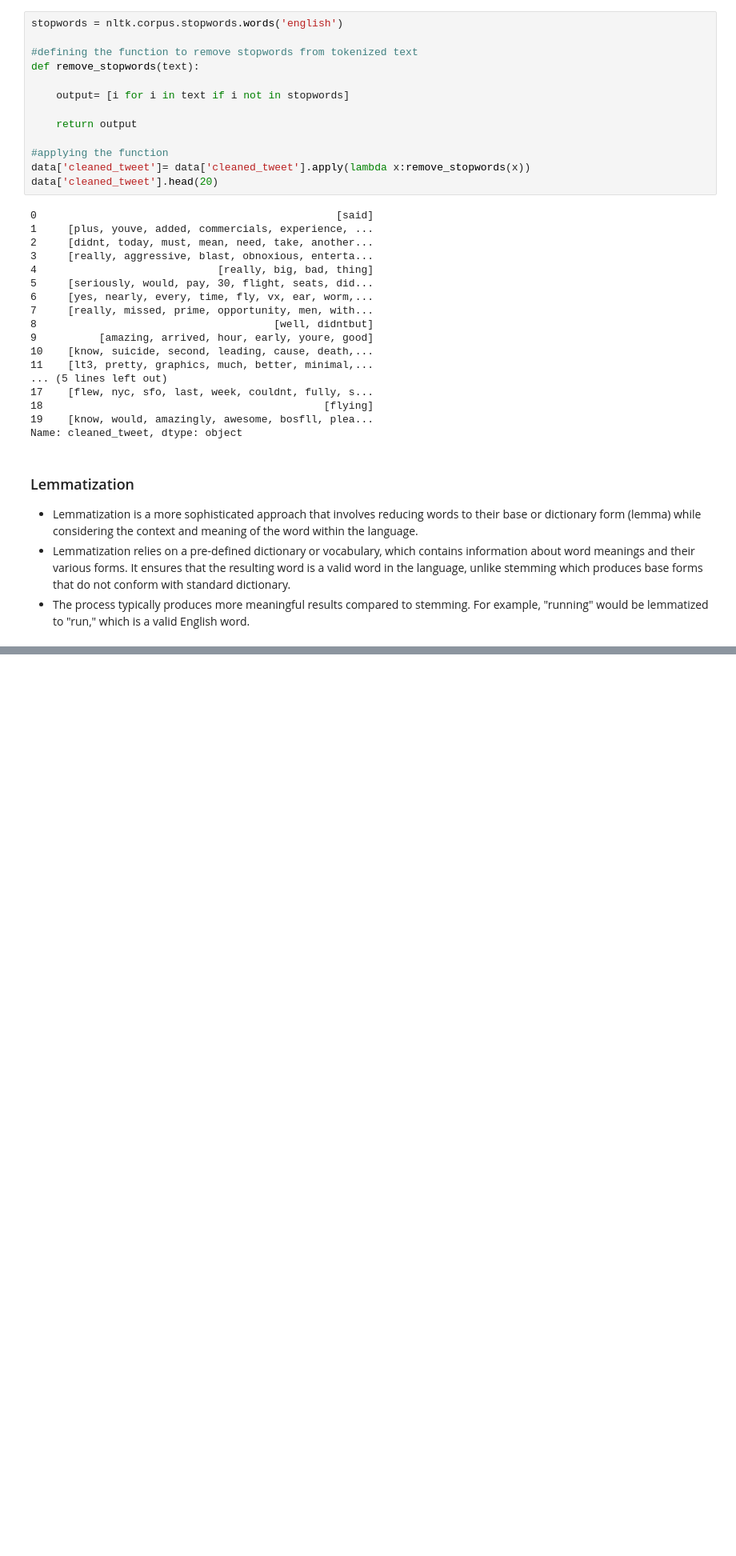
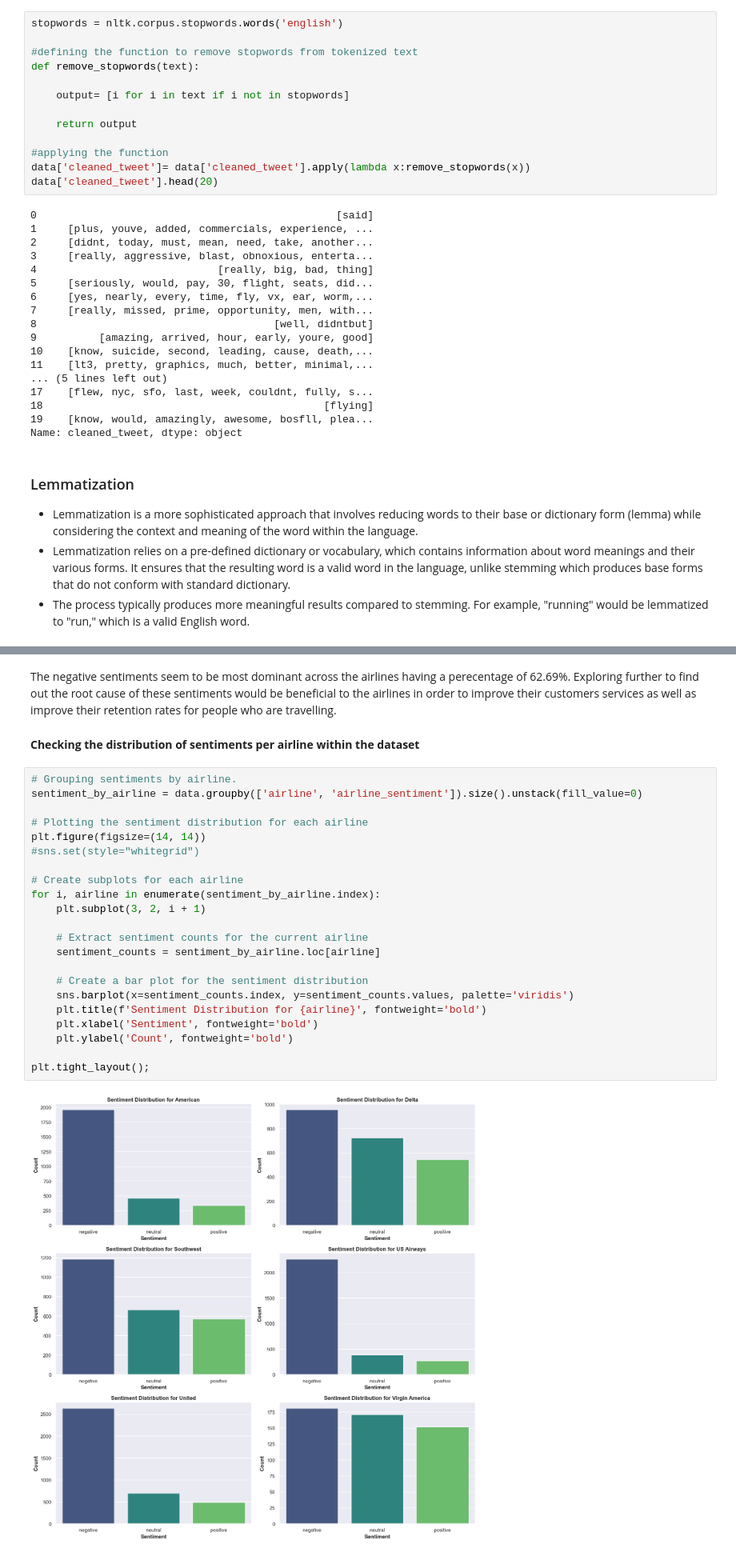
Before and after one commit to Kinuthiajoseph/Aviators-Phase-5-Project-Final, a Jupyter notebook: Jupyter Notebook 2.ipynb, the cells around one changed output, grey strips where cells are left out. Shown at 80% size. Saved outputs shown, nothing was run; the diff lists cells and outputs as text; blank space fills up the shorter version.

```diff
--- a/Jupyter Notebook 2.ipynb
+++ b/Jupyter Notebook 2.ipynb
@@ -635,0 +677,28 @@ Name: cleaned_tweet, dtype: object
+# %% [markdown]
+The negative sentiments seem to be most dominant across the airlines having a perecentage of 62.69%. Exploring further to find out the root cause of these sentiments would be beneficial to the airlines in order to improve their customers services as well as improve their retention rates for people who are travelling.
+# %% [markdown]
+**Checking the distribution of sentiments per airline within the dataset**
+# %%
+# Grouping sentiments by airline.
+sentiment_by_airline = data.groupby(['airline', 'airline_sentiment']).size().unstack(fill_value=0)
+
+# Plotting the sentiment distribution for each airline
+plt.figure(figsize=(14, 14))
+#sns.set(style="whitegrid")
+
+# Create subplots for each airline
+for i, airline in enumerate(sentiment_by_airline.index):
+    plt.subplot(3, 2, i + 1)
+
+    # Extract sentiment counts for the current airline
+    sentiment_counts = sentiment_by_airline.loc[airline]
+
+    # Create a bar plot for the sentiment distribution
+    sns.barplot(x=sentiment_counts.index, y=sentiment_counts.values, palette='viridis')
+    plt.title(f'Sentiment Distribution for {airline}', fontweight='bold')
+    plt.xlabel('Sentiment', fontweight='bold')
+    plt.ylabel('Count', fontweight='bold')
+
+plt.tight_layout();
+# %% [output]
+[figure, added]
```
Also changed, not shown: parts of 9 cells of this notebook.
